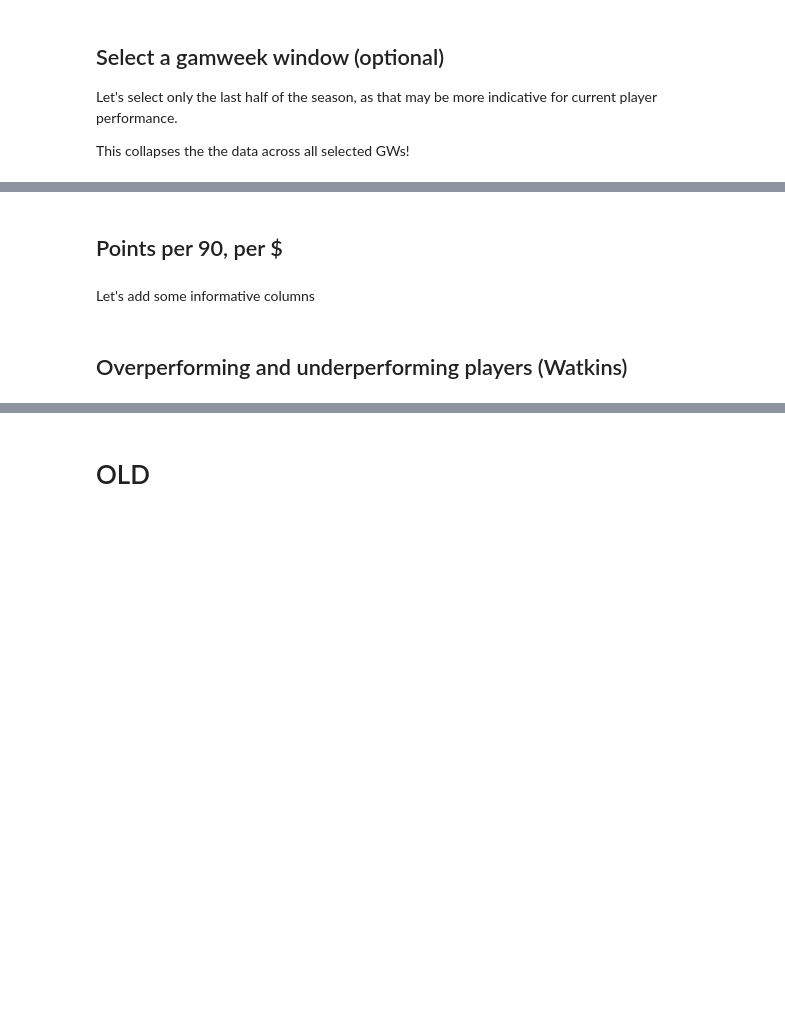
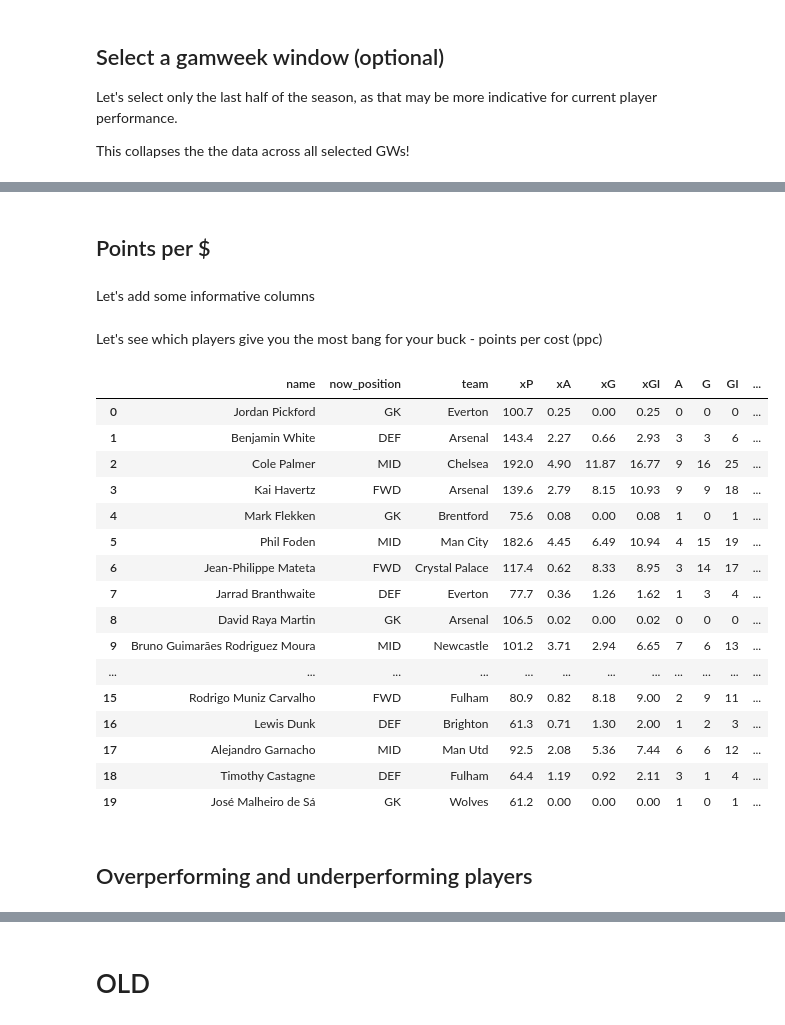
Before and after one commit to fajardgb/FPL-viz, a Jupyter notebook: preseason_scouting/preaseason_scouting2024-25.ipynb, the cells around one changed output, grey strips where cells are left out. Cells and saved outputs as stored; diff of their text form; code cells hidden in the pictures; blank space fills up the shorter version.

```diff
--- a/preseason_scouting/preaseason_scouting2024-25.ipynb
+++ b/preseason_scouting/preaseason_scouting2024-25.ipynb
@@ -59,6 +68,6 @@ def select_gw_subset(df, gw_start, gw_end):
 
     return df
 # %%
-df_subset = select_gw_subset(df, 19, 38)
+df_subset = select_gw_subset(df, 19, 38, min_mins=1000)
 df_subset.head()
 # %% [output]
@@ -66,15 +80,35 @@ TypeError: Must provide 'func' or tuples of '(column, aggfunc).
 # %% [markdown]
-## Points per 90, per $
+## Points per $
 # %% [markdown]
 Let's add some informative columns
 # %%
 # points per minute
 df_subset['ppm'] = df_subset['points'] / df_subset['mins']
 
-# number of 90s (full matches) they played
-df_subset['90s'] = df_subset['mins'] / 90
-
-#
-df_subset['ppg'] = df_subset['points'] / df_subset['90s']
+# points per cost
+df_subset['ppc'] = (df_subset['points'] / df_subset['now_price']).round(2)
+# %% [markdown]
+Let's see which players give you the most bang for your buck - points per cost (ppc)
+# %%
+df_subset = df_subset.sort_values(by=['ppc'], ascending=False).reset_index(drop=True)
+df_subset.head(20)
+# %% [output]
+|  | name | now_position | team | xP | xA | xG | xGI | A | G | GI | ... |
+| 0 | Jordan Pickford | GK | Everton | 100.7 | 0.25 | 0.00 | 0.25 | 0 | 0 | 0 | ... |
+| 1 | Benjamin White | DEF | Arsenal | 143.4 | 2.27 | 0.66 | 2.93 | 3 | 3 | 6 | ... |
+| 2 | Cole Palmer | MID | Chelsea | 192.0 | 4.90 | 11.87 | 16.77 | 9 | 16 | 25 | ... |
+| 3 | Kai Havertz | FWD | Arsenal | 139.6 | 2.79 | 8.15 | 10.93 | 9 | 9 | 18 | ... |
+| 4 | Mark Flekken | GK | Brentford | 75.6 | 0.08 | 0.00 | 0.08 | 1 | 0 | 1 | ... |
+| 5 | Phil Foden | MID | Man City | 182.6 | 4.45 | 6.49 | 10.94 | 4 | 15 | 19 | ... |
+| 6 | Jean-Philippe Mateta | FWD | Crystal Palace | 117.4 | 0.62 | 8.33 | 8.95 | 3 | 14 | 17 | ... |
+| 7 | Jarrad Branthwaite | DEF | Everton | 77.7 | 0.36 | 1.26 | 1.62 | 1 | 3 | 4 | ... |
+| 8 | David Raya Martin | GK | Arsenal | 106.5 | 0.02 | 0.00 | 0.02 | 0 | 0 | 0 | ... |
+| 9 | Bruno Guimarães Rodriguez Moura | MID | Newcastle | 101.2 | 3.71 | 2.94 | 6.65 | 7 | 6 | 13 | ... |
+| ... | ... | ... | ... | ... | ... | ... | ... | ... | ... | ... | ... |
+| 15 | Rodrigo Muniz Carvalho | FWD | Fulham | 80.9 | 0.82 | 8.18 | 9.00 | 2 | 9 | 11 | ... |
+| 16 | Lewis Dunk | DEF | Brighton | 61.3 | 0.71 | 1.30 | 2.00 | 1 | 2 | 3 | ... |
+| 17 | Alejandro Garnacho | MID | Man Utd | 92.5 | 2.08 | 5.36 | 7.44 | 6 | 6 | 12 | ... |
+| 18 | Timothy Castagne | DEF | Fulham | 64.4 | 1.19 | 0.92 | 2.11 | 3 | 1 | 4 | ... |
+| 19 | José Malheiro de Sá | GK | Wolves | 61.2 | 0.00 | 0.00 | 0.00 | 1 | 0 | 1 | ... |
 # %% [markdown]
-## Overperforming and underperforming players (Watkins)
+## Overperforming and underperforming players
```
Also changed, not shown: parts of 10 cells of this notebook, 2 other files.
